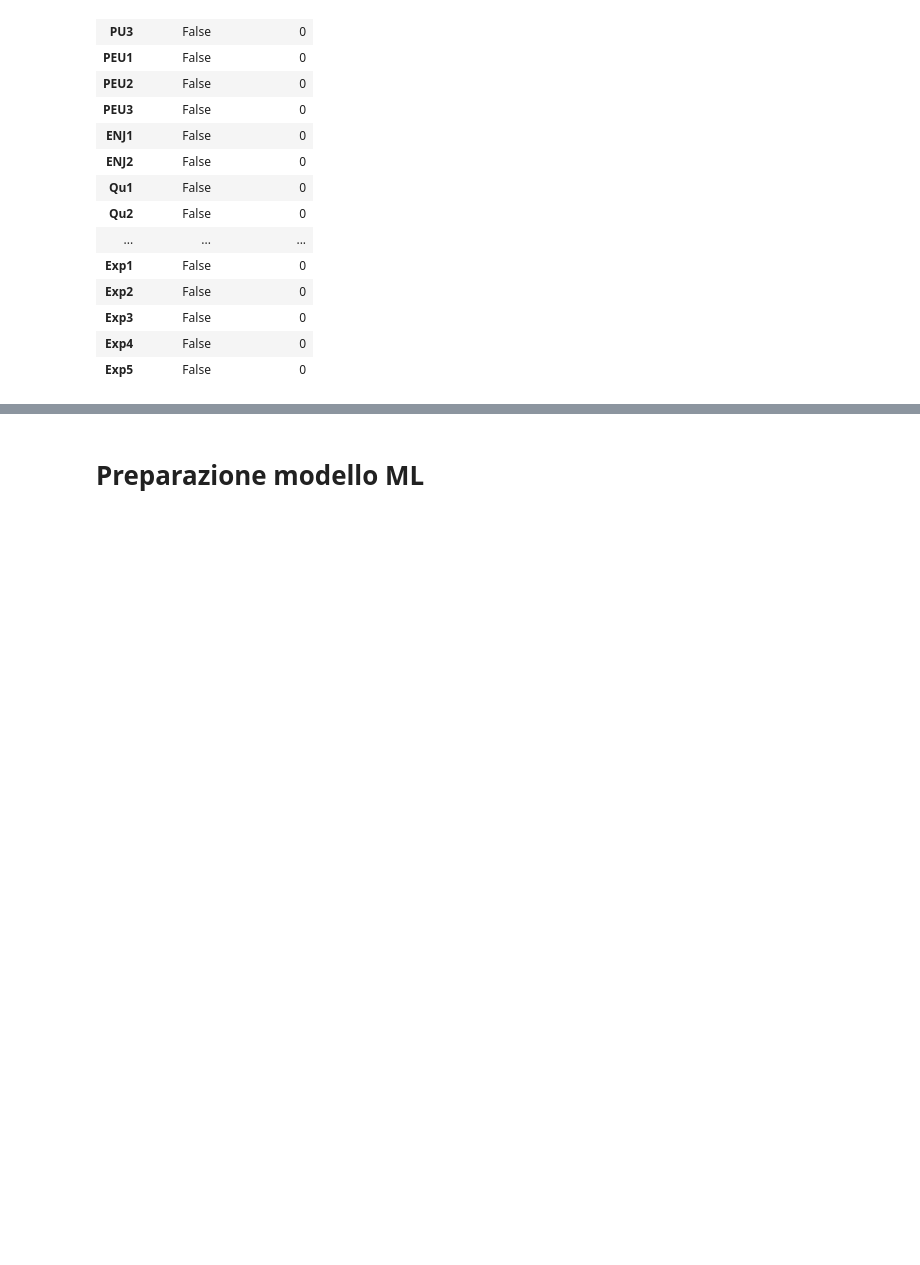
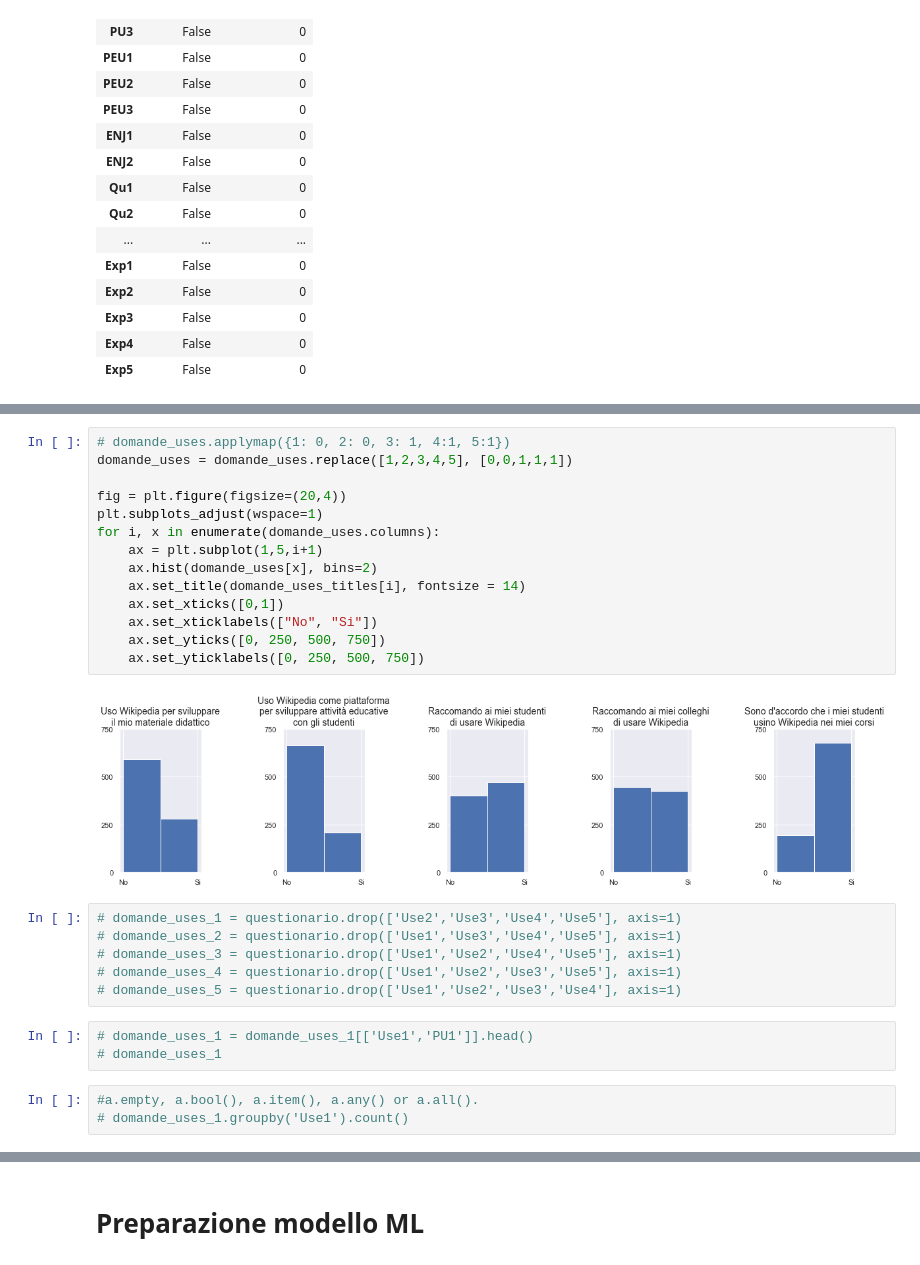
Before and after one commit to AposVinc/wiki4HEProject, a Jupyter notebook: wiki4HE.ipynb, the cells around one changed output, grey strips where cells are left out. Cells and saved outputs as stored; diff of their text form; blank space fills up the shorter version.

```diff
--- a/wiki4HE.ipynb
+++ b/wiki4HE.ipynb
@@ -653,0 +704,28 @@ questionario.describe()
+# %%
+# domande_uses.applymap({1: 0, 2: 0, 3: 1, 4:1, 5:1})
+domande_uses = domande_uses.replace([1,2,3,4,5], [0,0,1,1,1])
+
+fig = plt.figure(figsize=(20,4))
+plt.subplots_adjust(wspace=1)
+for i, x in enumerate(domande_uses.columns):
+    ax = plt.subplot(1,5,i+1)
+    ax.hist(domande_uses[x], bins=2)
+    ax.set_title(domande_uses_titles[i], fontsize = 14)
+    ax.set_xticks([0,1])
+    ax.set_xticklabels(["No", "Si"])
+    ax.set_yticks([0, 250, 500, 750])
+    ax.set_yticklabels([0, 250, 500, 750])
+# %% [output]
+[figure, added]
+# %%
+# domande_uses_1 = questionario.drop(['Use2','Use3','Use4','Use5'], axis=1)
+# domande_uses_2 = questionario.drop(['Use1','Use3','Use4','Use5'], axis=1)
+# domande_uses_3 = questionario.drop(['Use1','Use2','Use4','Use5'], axis=1)
+# domande_uses_4 = questionario.drop(['Use1','Use2','Use3','Use5'], axis=1)
+# domande_uses_5 = questionario.drop(['Use1','Use2','Use3','Use4'], axis=1)
+# %%
+# domande_uses_1 = domande_uses_1[['Use1','PU1']].head()
+# domande_uses_1
+# %%
+#a.empty, a.bool(), a.item(), a.any() or a.all().
+# domande_uses_1.groupby('Use1').count()
```
Also changed, not shown: parts of 25 cells of this notebook.
